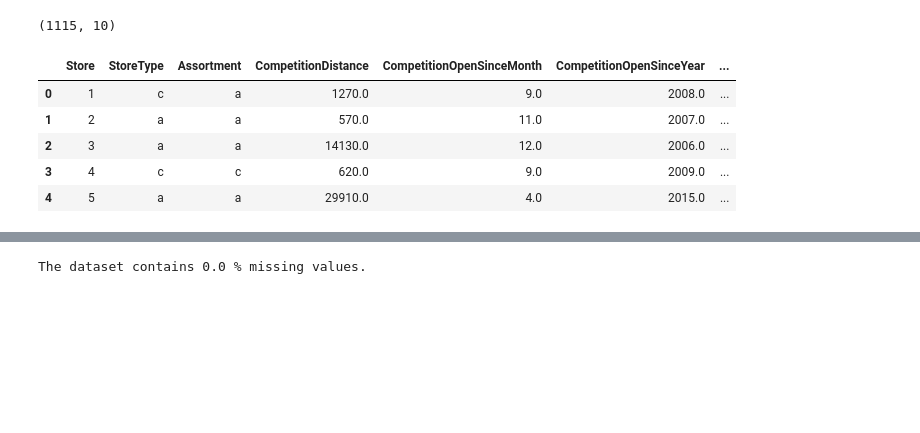
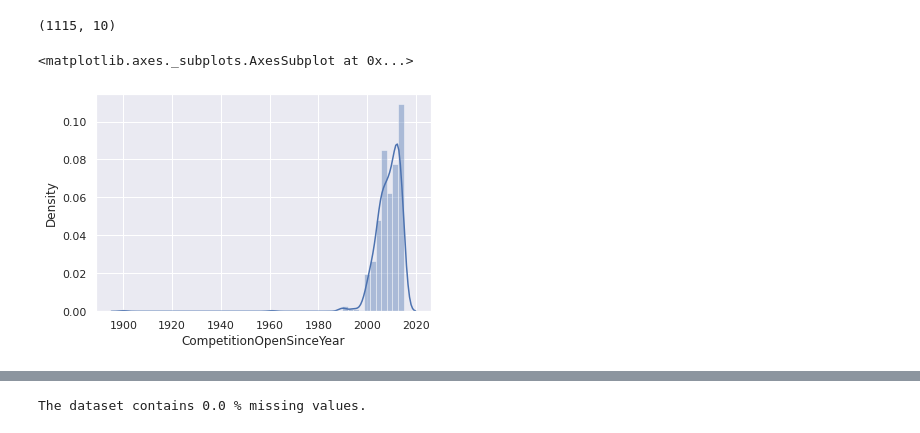
Before and after one commit to MohammedEsamaldin/Pharmaceutical-Sales-Prediction-across-multiple-stores, a Jupyter notebook: notebooks/cleaning.ipynb, the cells around one changed output, grey strips where cells are left out. Cells and saved outputs as stored; diff of their text form; code cells hidden in the pictures; blank space fills up the shorter version.

```diff
--- a/notebooks/cleaning.ipynb
+++ b/notebooks/cleaning.ipynb
@@ -33,11 +45,8 @@ df.shape
 (1115, 10)
 # %%
 df2 = df.copy()
-df2.head()
-# %% [output]
-|  | Store | StoreType | Assortment | CompetitionDistance | CompetitionOpenSinceMonth | CompetitionOpenSinceYear | ... |
-| 0 | 1 | c | a | 1270.0 | 9.0 | 2008.0 | ... |
-| 1 | 2 | a | a | 570.0 | 11.0 | 2007.0 | ... |
-| 2 | 3 | a | a | 14130.0 | 12.0 | 2006.0 | ... |
-| 3 | 4 | c | c | 620.0 | 9.0 | 2009.0 | ... |
-| 4 | 5 | a | a | 29910.0 | 4.0 | 2015.0 | ... |
+# %%
+sns.distplot(df2.CompetitionOpenSinceYear)
+# %% [output]
+<matplotlib.axes._subplots.AxesSubplot at 0x...>
+[figure, added]
```
Also changed, not shown: parts of 36 cells of this notebook.
